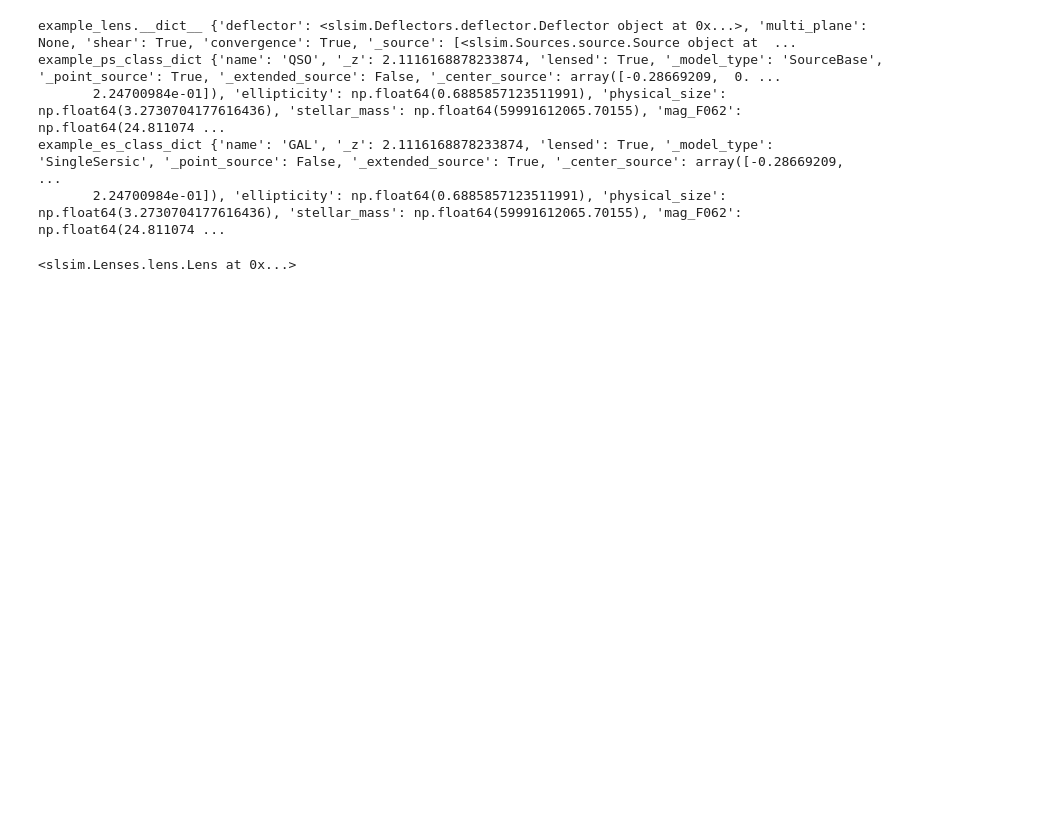
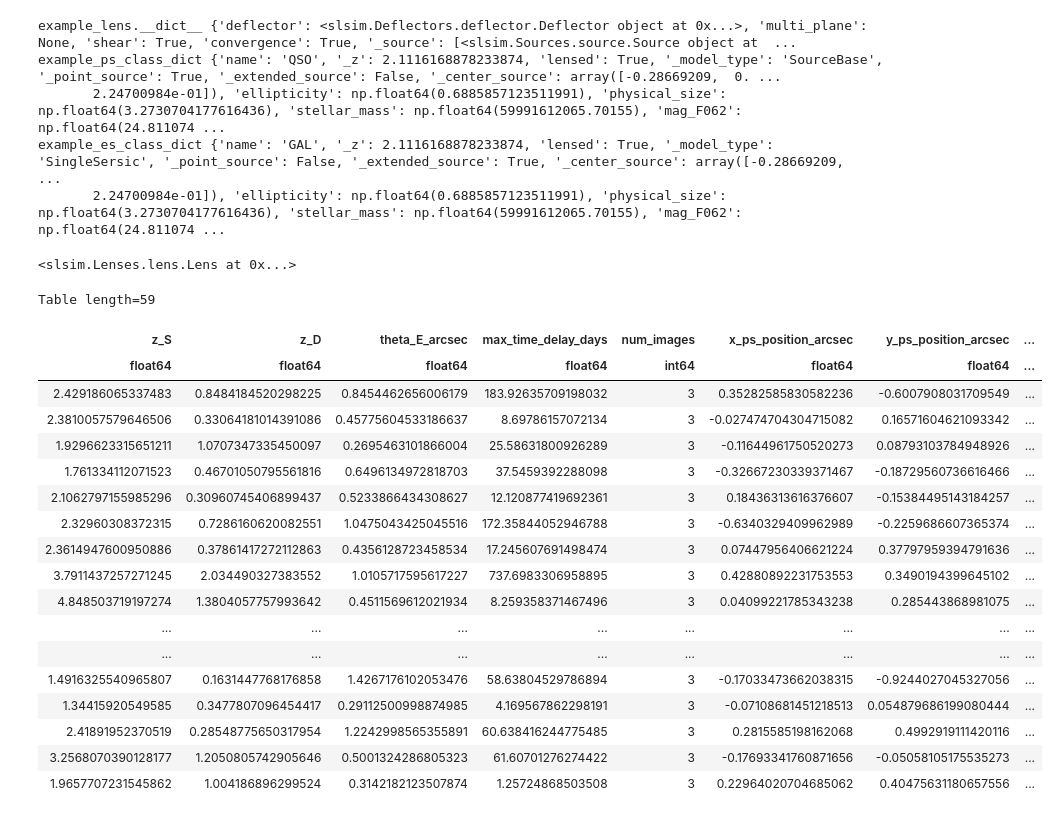
Before and after one commit to timedilatesme/lensed-agn-forecast, a Jupyter notebook: Euclid_Roman_LSST_LAGN_pop_with_variability.ipynb, the cells around one changed output. Cells and saved outputs as stored; diff of their text form; code cells hidden in the pictures; blank space fills up the shorter version.

```diff
--- a/Euclid_Roman_LSST_LAGN_pop_with_variability.ipynb
+++ b/Euclid_Roman_LSST_LAGN_pop_with_variability.ipynb
@@ -1266,3 +1266,28 @@ example_es_class_dict {'name': 'GAL', '_z': 2.1116168878233874, 'lensed': True,
 example_lens
 # %% [output]
 <slsim.Lenses.lens.Lens at 0x...>
+# %%
+from astropy.table import Table
+
+test_table = Table.read('lensed_quasar_catalog_LSST.fits', format='fits')
+test_table[test_table['num_images'] == 3]
+# %% [output]
+Table length=59
+| z_S | z_D | theta_E_arcsec | max_time_delay_days | num_images | x_ps_position_arcsec | y_ps_position_arcsec | ... |
+| float64 | float64 | float64 | float64 | int64 | float64 | float64 | ... |
+| 2.429186065337483 | 0.8484184520298225 | 0.8454462656006179 | 183.92635709198032 | 3 | 0.35282585830582236 | -0.6007908031709549 | ... |
+| 2.3810057579646506 | 0.33064181014391086 | 0.45775604533186637 | 8.69786157072134 | 3 | -0.027474704304715082 | 0.16571604621093342 | ... |
+| 1.9296623315651211 | 1.0707347335450097 | 0.2695463101866004 | 25.58631800926289 | 3 | -0.11644961750520273 | 0.08793103784948926 | ... |
+| 1.761334112071523 | 0.46701050795561816 | 0.6496134972818703 | 37.5459392288098 | 3 | -0.32667230339371467 | -0.18729560736616466 | ... |
+| 2.1062797155985296 | 0.30960745406899437 | 0.5233866434308627 | 12.120877419692361 | 3 | 0.18436313616376607 | -0.15384495143184257 | ... |
+| 2.32960308372315 | 0.7286160620082551 | 1.0475043425045516 | 172.35844052946788 | 3 | -0.6340329409962989 | -0.2259686607365374 | ... |
+| 2.3614947600950886 | 0.37861417272112863 | 0.4356128723458534 | 17.245607691498474 | 3 | 0.07447956406621224 | 0.37797959394791636 | ... |
+| 3.7911437257271245 | 2.034490327383552 | 1.0105717595617227 | 737.6983306958895 | 3 | 0.42880892231753553 | 0.3490194399645102 | ... |
+| 4.848503719197274 | 1.3804057757993642 | 0.4511569612021934 | 8.259358371467496 | 3 | 0.04099221785343238 | 0.285443868981075 | ... |
+| ... | ... | ... | ... | ... | ... | ... | ... |
+| ... | ... | ... | ... | ... | ... | ... | ... |
+| 1.4916325540965807 | 0.1631447768176858 | 1.4267176102053476 | 58.63804529786894 | 3 | -0.17033473662038315 | -0.9244027045327056 | ... |
+| 1.34415920549585 | 0.3477807096454417 | 0.29112500998874985 | 4.169567862298191 | 3 | -0.07108681451218513 | 0.054879686199080444 | ... |
+| 2.41891952370519 | 0.28548775650317954 | 1.2242998565355891 | 60.638416244775485 | 3 | 0.2815585198162068 | 0.4992919111420116 | ... |
+| 3.2568070390128177 | 1.2050805742905646 | 0.5001324286805323 | 61.60701276274422 | 3 | -0.17693341760871656 | -0.05058105175535273 | ... |
+| 1.9657707231545862 | 1.004186896299524 | 0.3142182123507874 | 1.25724868503508 | 3 | 0.22964020704685062 | 0.40475631180657556 | ... |
```
Also changed, not shown: parts of 1 cell of this notebook.
